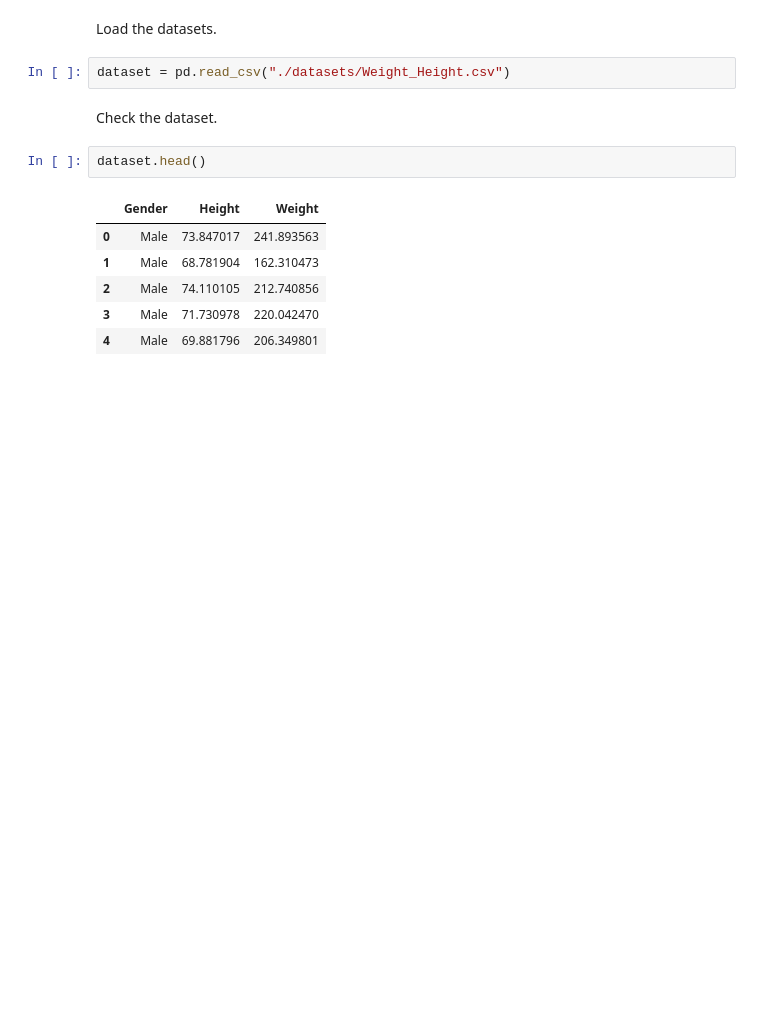
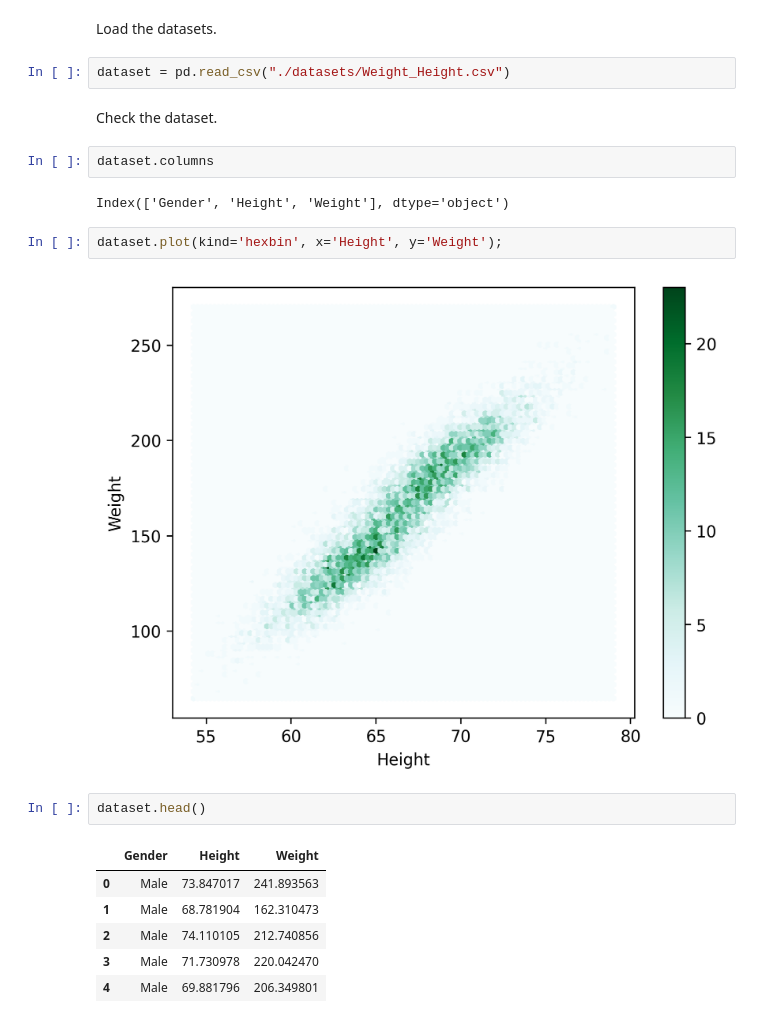
Before and after one commit to a-mhamdi/mlpy, a Jupyter notebook: Codes/Python/linear-regression.ipynb, the cells around one changed output. Saved outputs shown, nothing was run; the diff lists cells and outputs as text; blank space fills up the shorter version.

Commit message:
hexbin plot of dataset cols

```diff
--- a/Codes/Python/linear-regression.ipynb
+++ b/Codes/Python/linear-regression.ipynb
@@ -72,6 +72,14 @@ Load the datasets.
 dataset = pd.read_csv("./datasets/Weight_Height.csv")
 # %% [markdown]
 Check the dataset.
+# %%
+dataset.columns
+# %% [output]
+Index(['Gender', 'Height', 'Weight'], dtype='object')
+# %%
+dataset.plot(kind='hexbin', x='Height', y='Weight');
+# %% [output]
+[figure, added]
 # %%
 dataset.head()
 # %% [output]
```
Also changed, not shown: parts of 5 cells of this notebook.
